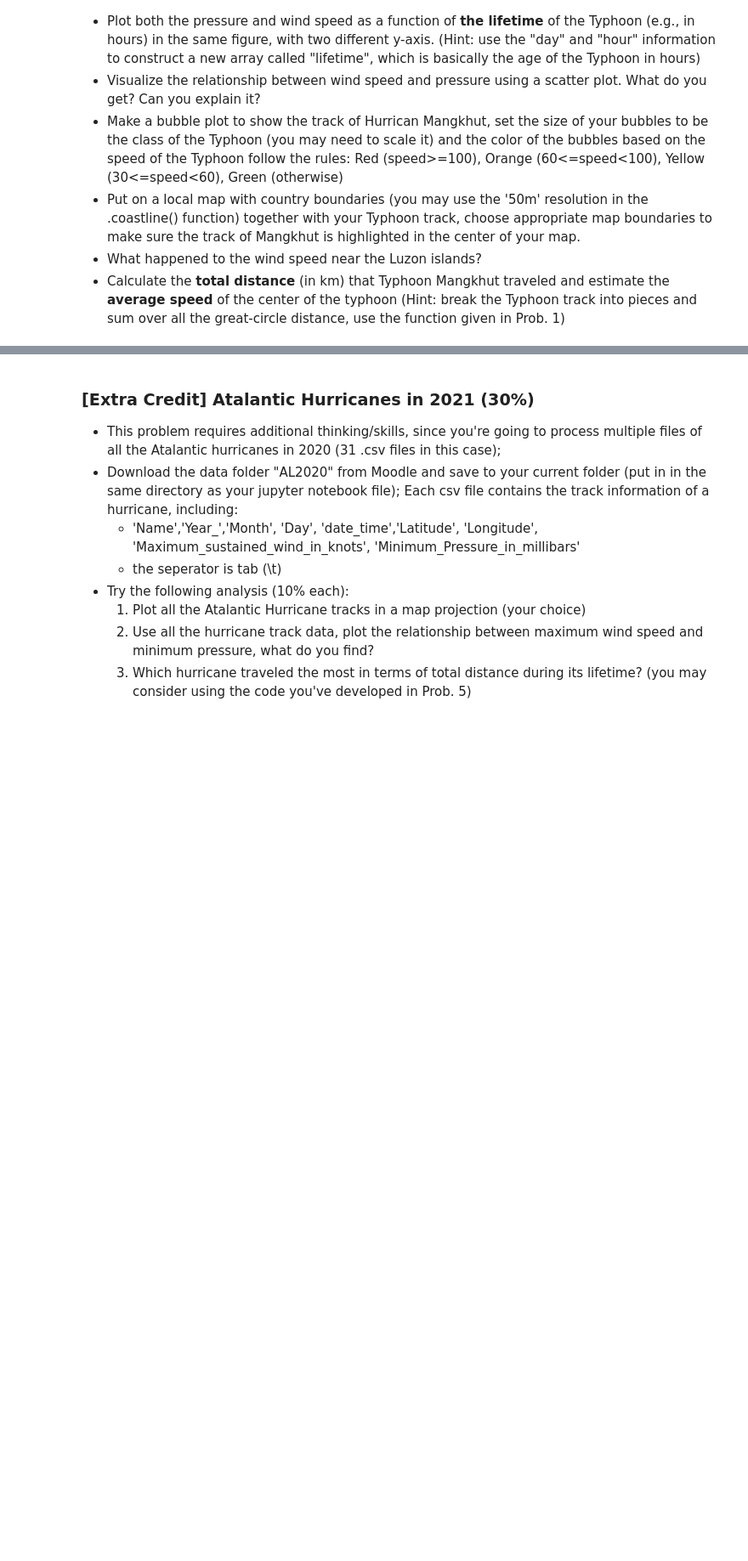
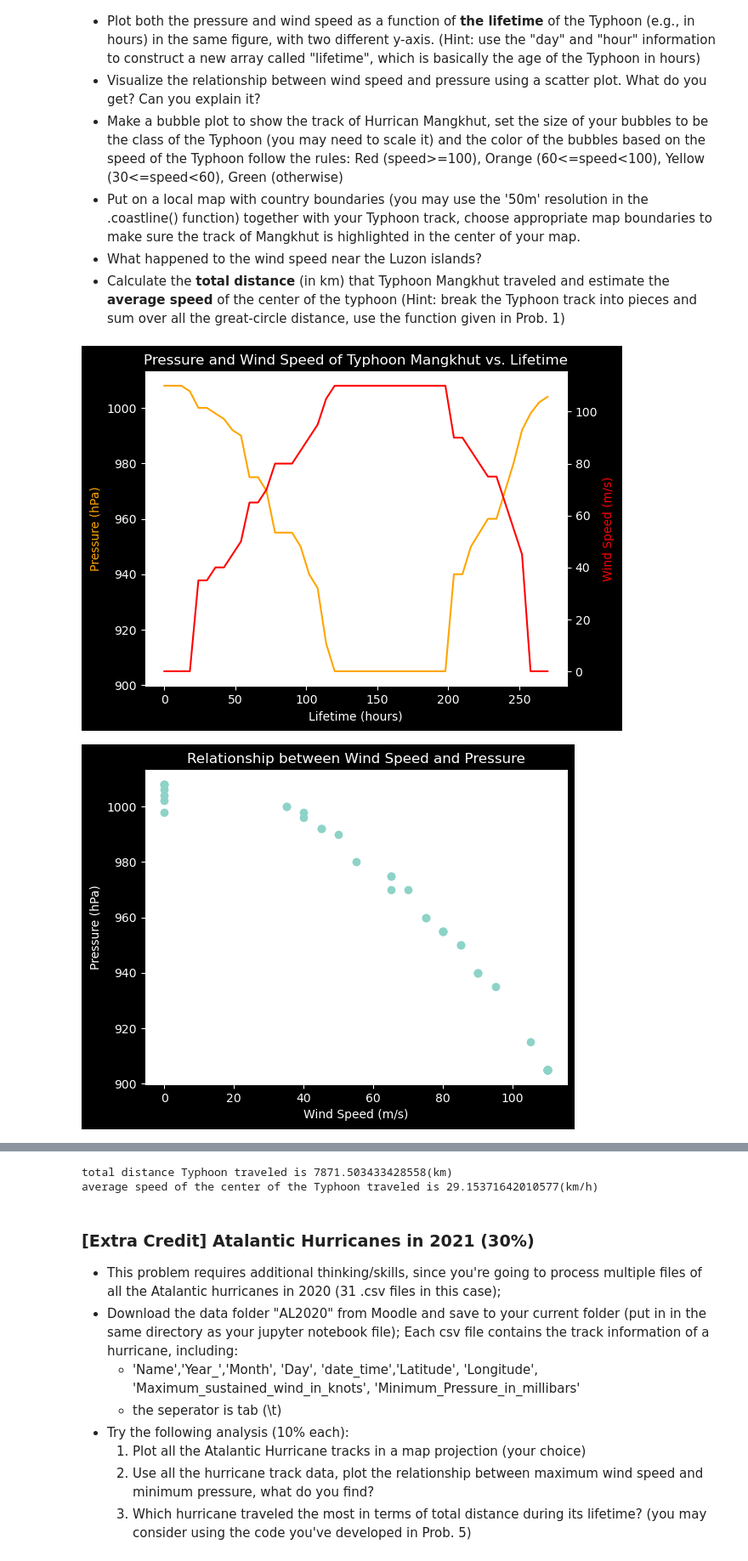
Before and after one commit to JerrySiRi/NJUAI_Learning_partial, a Jupyter notebook: HKU_exchange/Data_analysis_and_modeling_EASC2410/Assignment/HW 4/HW4 Revised-2024.ipynb, the cells around one changed output, grey strips where cells are left out. Shown at 85% size. Drawn from its saved outputs; the diff is of its cells as text; code cells hidden in the pictures; blank space fills up the shorter version.

```diff
--- a/HKU_exchange/Data_analysis_and_modeling_EASC2410/Assignment/HW 4/HW4 Revised-2024.ipynb
+++ b/HKU_exchange/Data_analysis_and_modeling_EASC2410/Assignment/HW 4/HW4 Revised-2024.ipynb
@@ -164,3 +230,75 @@ Plotting the monthly rainfall for July 2017:
 * Put on a local map with country boundaries (you may use the '50m' resolution in the .coastline() function) together with your Typhoon track, choose appropriate map boundaries to make sure the track of Mangkhut is highlighted in the center of your map.
 * What happened to the wind speed near the Luzon islands?
 * Calculate the **total distance** (in km) that Typhoon Mangkhut traveled and estimate the **average speed** of the center of the typhoon (Hint: break the Typhoon track into pieces and sum over all the great-circle distance, use the function given in Prob. 1)
+# %%
+mangkhut = np.genfromtxt("./mangkhut.txt", delimiter="\t", skip_header = 1, encoding="utf-8", dtype=int)
+
+year = mangkhut[:,0]
+month = mangkhut[:,1]
+day = mangkhut[:,2]
+hour = mangkhut[:,3]
+latitude = mangkhut[:,4]
+longitude = mangkhut[:,5]
+pressure = mangkhut[:,6]
+wind_speed = mangkhut[:,7]
+man_class = mangkhut[:,8]
+
+lifetime = list()
+for index in range(0,len(day)):
+    sum = 0
+    sum += (day[index]-6)*24
+    sum += hour[index]-12
+    lifetime.append(sum)
+
+# line graph --- the pressure and wind speed as a function of **the lifetime** of the Typhoon
+fig, ax1 = plt.subplots()
+ax2 = ax1.twinx()
+ax1.plot(lifetime, pressure, color='orange')
+ax2.plot(lifetime, wind_speed, color='red')
+ax1.set_xlabel("Lifetime (hours)")
+ax1.set_ylabel("Pressure (hPa)", color='orange')
+ax2.set_ylabel("Wind Speed (m/s)", color='red')
+plt.title("Pressure and Wind Speed of Typhoon Mangkhut vs. Lifetime")
+plt.show()
+
+# bubble plot --- the relationship between wind speed and pressure
+plt.scatter(wind_speed, pressure)
+plt.xlabel("Wind Speed (m/s)")
+plt.ylabel("Pressure (hPa)")
+plt.title("Relationship between Wind Speed and Pressure")
+plt.show()
+
+
+# bubble plot --- track of Hurrican Mangkhut
+color_set = []
+for item in wind_speed:
+    if item>=100: color_set.append('red')
+    elif 60<=item and item<100: color_set.append('orange')
+    elif 30<=item and item<60: color_set.append('yellow')
+    else: color_set.append('green')
+
+fig = plt.figure(figsize=(10,6))
+ax = plt.axes(projection=ccrs.PlateCarree())
+ax.coastlines(resolution='50m')
+ax.gridlines(draw_labels=True)
+ax.stock_img()
+extent = [60, 177, -30, 30]
+ax.set_extent(extent)
+ax.scatter(longitude, latitude, man_class*5, color=color_set, transform=ccrs.PlateCarree())
+plt.show()
+
+
+# total distance (great circle distance)
+total_distance = 0
+for i in range(len(latitude)-1):
+    start = (latitude[i], longitude[i])
+    end = (latitude[i+1], longitude[i+1])
+    total_distance += great_circle(start[0],start[1],end[0],end[1])
+
+average_speed = total_distance/lifetime[-1]
+
+print("total distance Typhoon traveled is {0}(km)".format(total_distance))
+print("average speed of the center of the Typhoon traveled is {0}(km/h)".format(average_speed))
+# %% [output]
+[figure, added]
+[figure, added]
@@ -167,3 +306,5 @@ Plotting the monthly rainfall for July 2017:
+total distance Typhoon traveled is 7871.503433428558(km)
+average speed of the center of the Typhoon traveled is 29.15371642010577(km/h)
 # %% [markdown]
 ### [Extra Credit] Atalantic Hurricanes in 2021 (30%)
 
```
Also changed, not shown: parts of 5 cells of this notebook.
